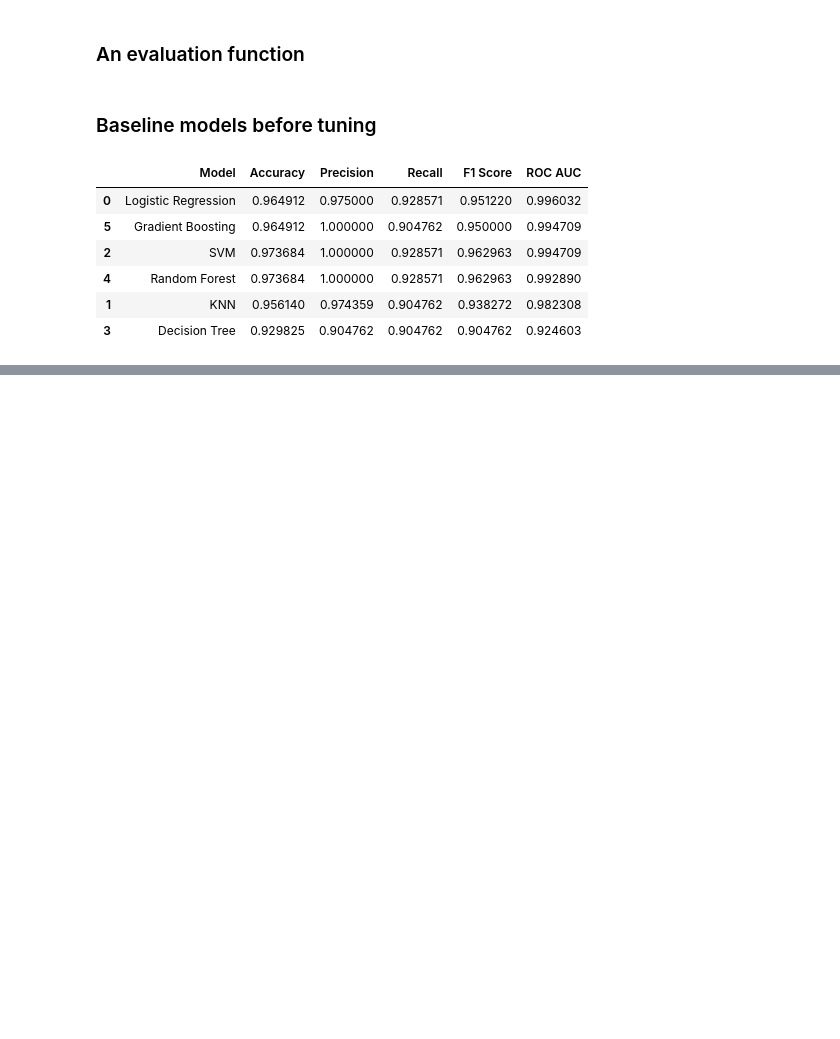
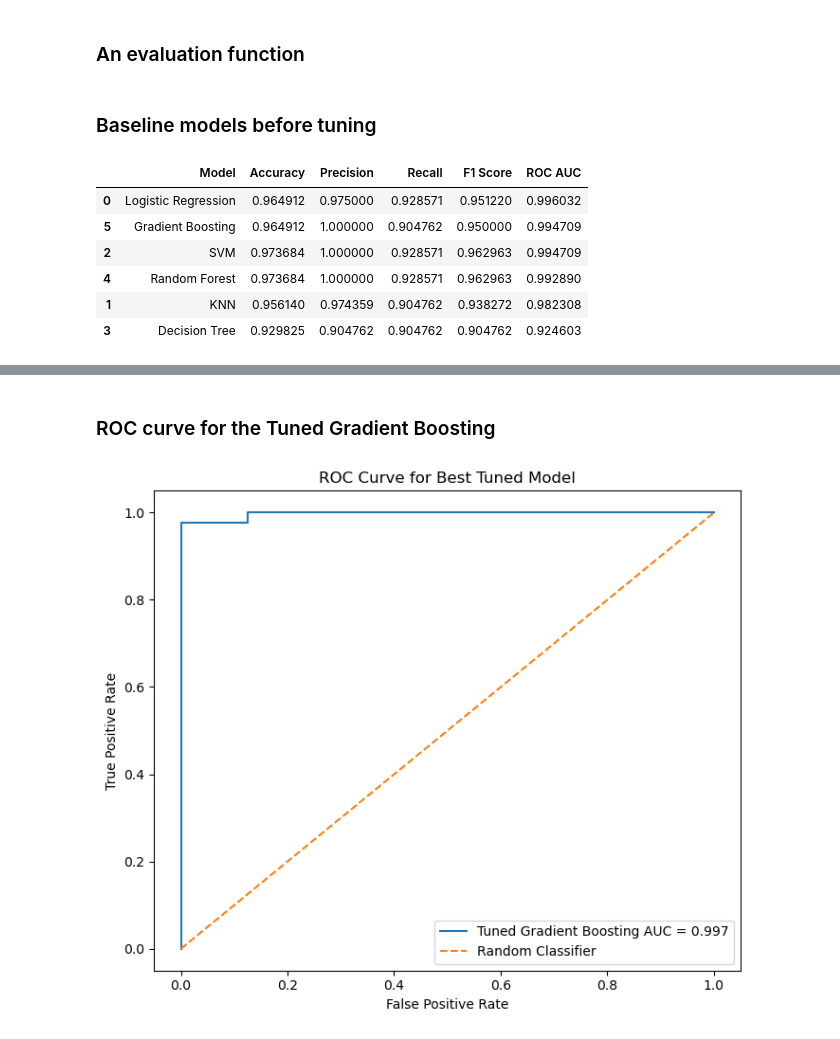
Before and after one commit to profshai/machine-learning-deep-learning, a Jupyter notebook: 05_hyperparameter_tuning/tuning_breast_cancer.ipynb, the cells around one changed output, grey strips where cells are left out. Saved outputs shown, nothing was run; the diff lists cells and outputs as text; code cells hidden in the pictures; blank space fills up the shorter version.

```diff
--- a/05_hyperparameter_tuning/tuning_breast_cancer.ipynb
+++ b/05_hyperparameter_tuning/tuning_breast_cancer.ipynb
@@ -251,0 +473,9 @@ baseline_results_df.sort_values(by="ROC AUC", ascending=False)
+# %%
+tuned_models = {
+    "Tuned Logistic Regression": logistic_grid.best_estimator_,
+    "Tuned KNN": knn_grid.best_estimator_,
+    "Tuned SVM": svm_grid.best_estimator_,
+    "Tuned Decision Tree": decision_tree_random.best_estimator_,
+    "Tuned Random Forest": random_forest_random.best_estimator_,
+    "Tuned Gradient Boosting": gradient_boosting_random.best_estimator_
+}
@@ -251,0 +537,17 @@ baseline_results_df.sort_values(by="ROC AUC", ascending=False)
+# %%
+best_model_row = tuned_results_df.sort_values(
+    by="ROC AUC",
+    ascending=False
+).iloc[0]
+
+best_model_name = best_model_row["Model"]
+best_model = tuned_models[best_model_name]
+
+print("Best Tuned Model")
+print("----------------")
+print(best_model_name)
+print(f"Accuracy:  {best_model_row['Accuracy']:.4f}")
+print(f"Precision: {best_model_row['Precision']:.4f}")
+print(f"Recall:    {best_model_row['Recall']:.4f}")
+print(f"F1 Score:  {best_model_row['F1 Score']:.4f}")
+print(f"ROC AUC:   {best_model_row['ROC AUC']:.4f}")
@@ -251,0 +607,23 @@ baseline_results_df.sort_values(by="ROC AUC", ascending=False)
+# %% [markdown]
+### ROC curve for the Tuned Gradient Boosting
+# %%
+if hasattr(best_model, "predict_proba"):
+    y_proba_best = best_model.predict_proba(X_test)[:, 1]
+else:
+    y_proba_best = best_model.decision_function(X_test)
+
+fpr, tpr, thresholds = roc_curve(y_test, y_proba_best)
+auc_score = roc_auc_score(y_test, y_proba_best)
+
+plt.figure(figsize=(7, 6))
+plt.plot(fpr, tpr, label=f"{best_model_name} AUC = {auc_score:.3f}")
+plt.plot([0, 1], [0, 1], linestyle="--", label="Random Classifier")
+
+plt.xlabel("False Positive Rate")
+plt.ylabel("True Positive Rate")
+plt.title("ROC Curve for Best Tuned Model")
+plt.legend()
+plt.tight_layout()
+plt.show()
+# %% [output]
+[figure, added]
```
Also changed, not shown: parts of 27 cells of this notebook.
